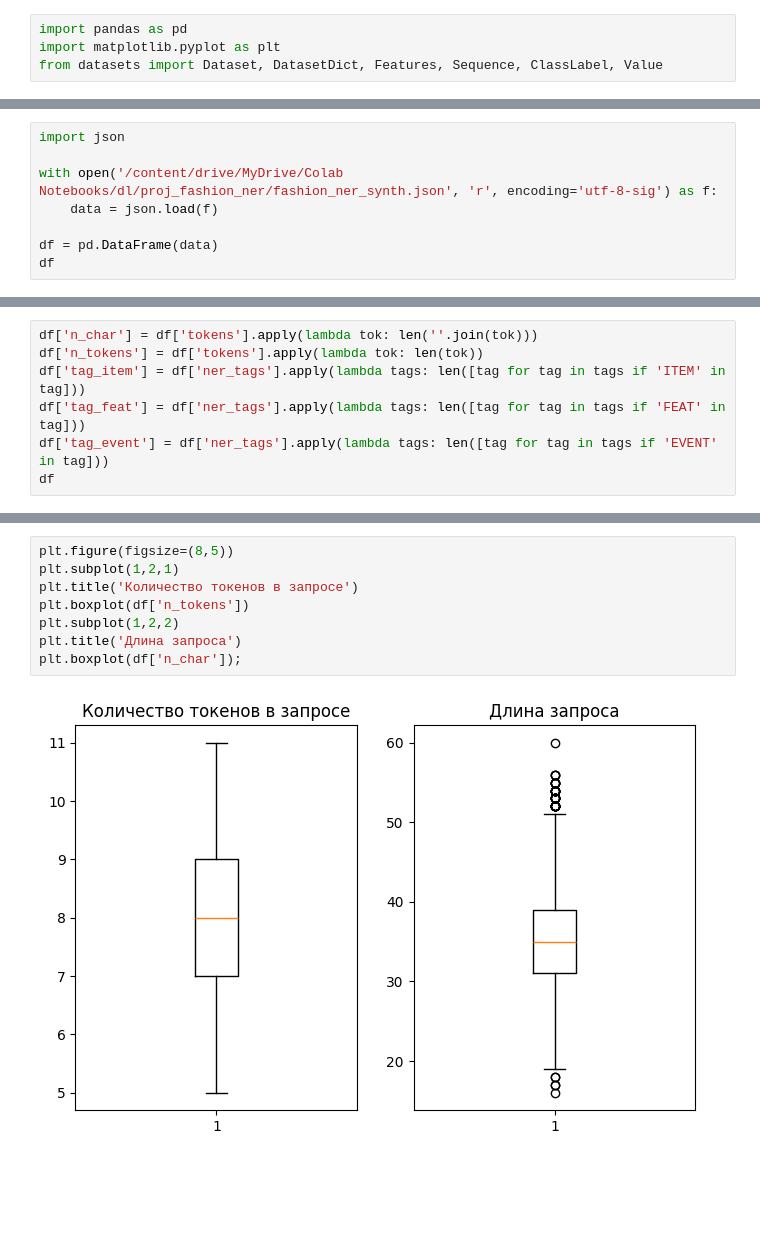
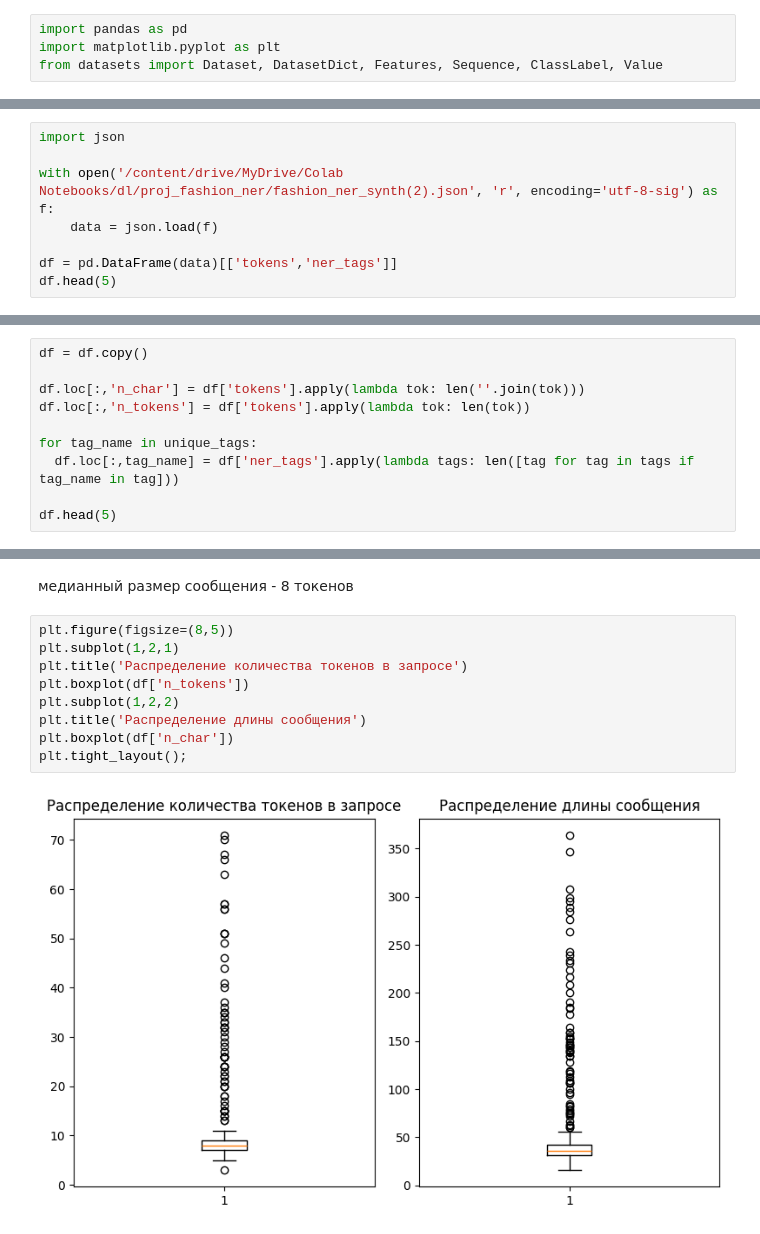
Before and after one commit to ramisz/fashion-ner, a Jupyter notebook: fashion_dataset_load.ipynb, the cells around one changed output, grey strips where cells are left out. Saved outputs shown, nothing was run; the diff lists cells and outputs as text; blank space fills up the shorter version.

```diff
--- a/fashion_dataset_load.ipynb
+++ b/fashion_dataset_load.ipynb
@@ -10,9 +15,9 @@ from datasets import Dataset, DatasetDict, Features, Sequence, ClassLabel, Value
 # %%
 import json
 
-with open('/content/drive/MyDrive/Colab Notebooks/dl/proj_fashion_ner/fashion_ner_synth.json', 'r', encoding='utf-8-sig') as f:
+with open('/content/drive/MyDrive/Colab Notebooks/dl/proj_fashion_ner/fashion_ner_synth(2).json', 'r', encoding='utf-8-sig') as f:
     data = json.load(f)
 
-df = pd.DataFrame(data)
-df
+df = pd.DataFrame(data)[['tokens','ner_tags']]
+df.head(5)
 # %% [output]
@@ -82,7 +67,0 @@ EDA
-# %%
-df['n_char'] = df['tokens'].apply(lambda tok: len(''.join(tok)))
-df['n_tokens'] = df['tokens'].apply(lambda tok: len(tok))
-df['tag_item'] = df['ner_tags'].apply(lambda tags: len([tag for tag in tags if 'ITEM' in tag]))
-df['tag_feat'] = df['ner_tags'].apply(lambda tags: len([tag for tag in tags if 'FEAT' in tag]))
-df['tag_event'] = df['ner_tags'].apply(lambda tags: len([tag for tag in tags if 'EVENT' in tag]))
-df
@@ -119,0 +85,10 @@ See the caveats in the documentation: https://pandas.pydata.org/pandas-docs/stab
+# %%
+df = df.copy()
+
+df.loc[:,'n_char'] = df['tokens'].apply(lambda tok: len(''.join(tok)))
+df.loc[:,'n_tokens'] = df['tokens'].apply(lambda tok: len(tok))
+
+for tag_name in unique_tags:
+  df.loc[:,tag_name] = df['ner_tags'].apply(lambda tags: len([tag for tag in tags if tag_name in tag]))
+
+df.head(5)
@@ -128,11 +111,14 @@ df[['n_tokens', 'n_char']].agg(['mean','median','max', 'min'])
+# %% [markdown]
+медианный размер сообщения - 8 токенов
 # %%
 plt.figure(figsize=(8,5))
 plt.subplot(1,2,1)
-plt.title('Количество токенов в запросе')
+plt.title('Распределение количества токенов в запросе')
 plt.boxplot(df['n_tokens'])
 plt.subplot(1,2,2)
-plt.title('Длина запроса')
-plt.boxplot(df['n_char']);
+plt.title('Распределение длины сообщения')
+plt.boxplot(df['n_char'])
+plt.tight_layout();
 # %% [output]
-[figure, old version]
+[figure, new version]
 # %%
```
Also changed, not shown: parts of 39 cells of this notebook, 3 other files.
